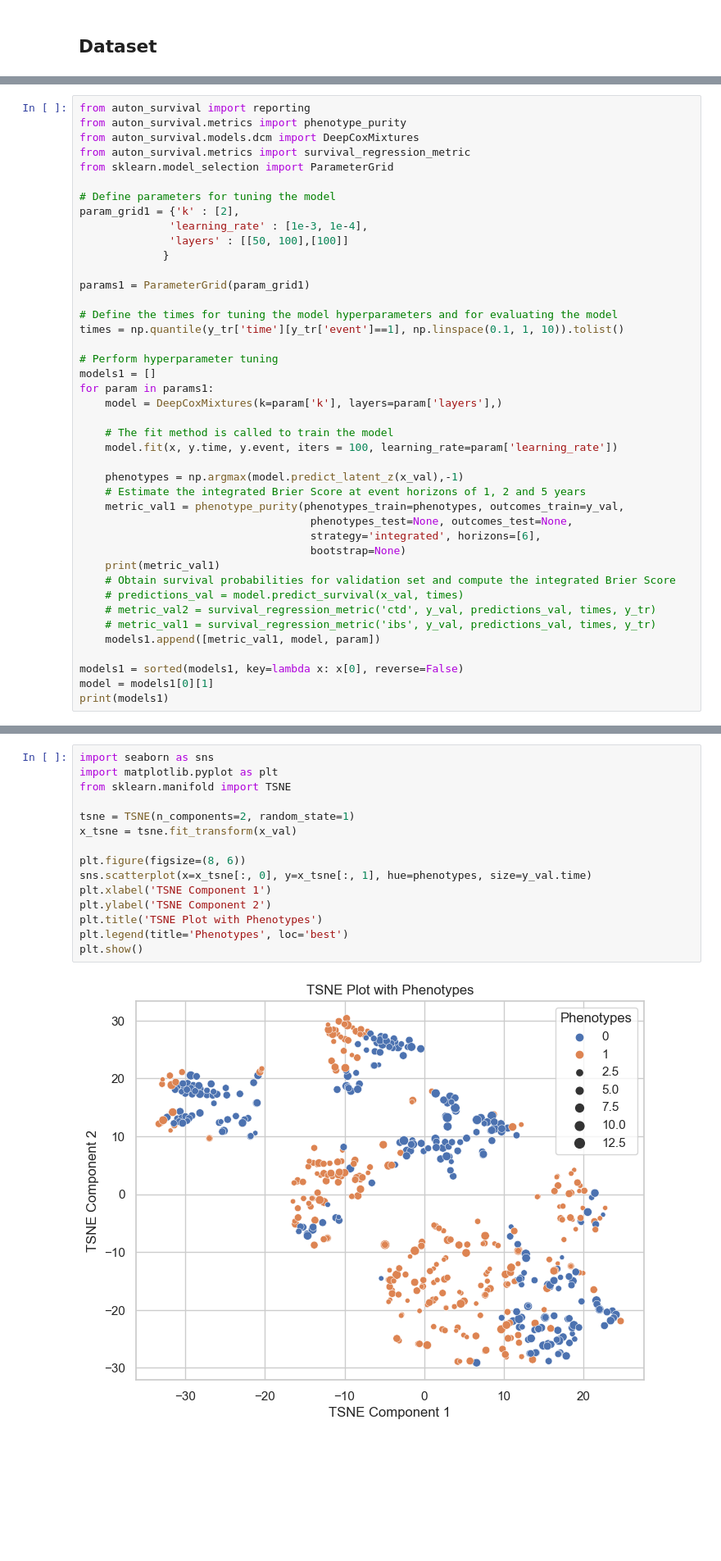
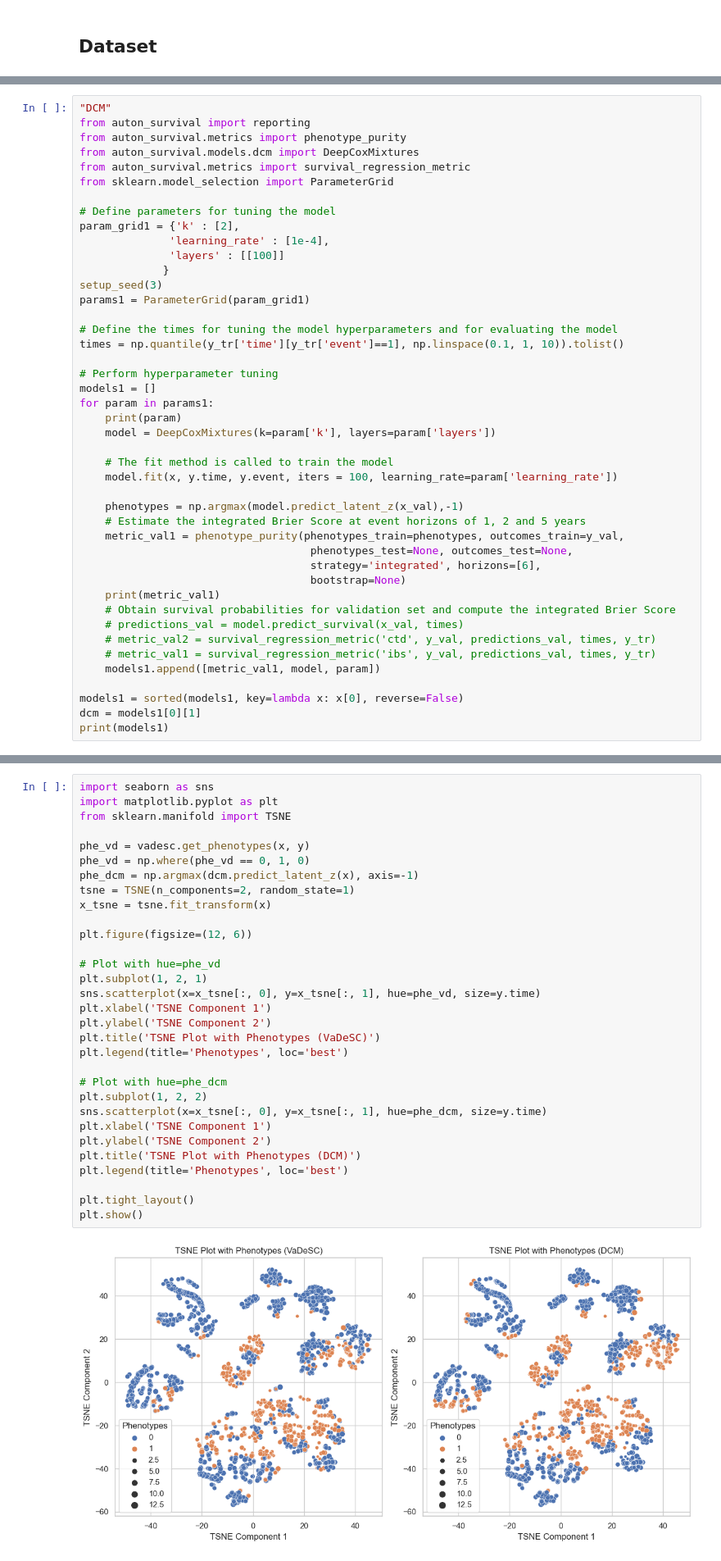
Before and after one commit to quan-possible/cancer-clusters1, a Jupyter notebook: notebooks/radcure/compare.ipynb, the cells around one changed output, grey strips where cells are left out. Shown at 82% size. Drawn from its saved outputs; the diff is of its cells as text; blank space fills up the shorter version.

```diff
--- a/notebooks/radcure/compare.ipynb
+++ b/notebooks/radcure/compare.ipynb
@@ -297,4 +96,5 @@ plt.show()
 # %%
+"DCM"
 from auton_survival import reporting
 from auton_survival.metrics import phenotype_purity
 from auton_survival.models.dcm import DeepCoxMixtures
@@ -303,10 +103,10 @@ from sklearn.model_selection import ParameterGrid
 
 # Define parameters for tuning the model
 param_grid1 = {'k' : [2],
-              'learning_rate' : [1e-3, 1e-4],
-              'layers' : [[50, 100],[100]]
+              'learning_rate' : [1e-4],
+              'layers' : [[100]]
              }
-
+setup_seed(3)
 params1 = ParameterGrid(param_grid1)
 
 # Define the times for tuning the model hyperparameters and for evaluating the model
@@ -315,7 +115,8 @@ times = np.quantile(y_tr['time'][y_tr['event']==1], np.linspace(0.1, 1, 10)).tol
 # Perform hyperparameter tuning
 models1 = []
 for param in params1:
-    model = DeepCoxMixtures(k=param['k'], layers=param['layers'],)
+    print(param)
+    model = DeepCoxMixtures(k=param['k'], layers=param['layers'])
 
     # The fit method is called to train the model
     model.fit(x, y.time, y.event, iters = 100, learning_rate=param['learning_rate'])
@@ -334,6 +135,6 @@ for param in params1:
     models1.append([metric_val1, model, param])
 
 models1 = sorted(models1, key=lambda x: x[0], reverse=False)
-model = models1[0][1]
+dcm = models1[0][1]
 print(models1)
 # %% [output]
@@ -408,17 +183,33 @@ plt.show()
 # %%
 import seaborn as sns
 import matplotlib.pyplot as plt
 from sklearn.manifold import TSNE
 
+phe_vd = vadesc.get_phenotypes(x, y)
+phe_vd = np.where(phe_vd == 0, 1, 0)
+phe_dcm = np.argmax(dcm.predict_latent_z(x), axis=-1)
 tsne = TSNE(n_components=2, random_state=1)
-x_tsne = tsne.fit_transform(x_val)
+x_tsne = tsne.fit_transform(x)
 
-plt.figure(figsize=(8, 6))
-sns.scatterplot(x=x_tsne[:, 0], y=x_tsne[:, 1], hue=phenotypes, size=y_val.time)
+plt.figure(figsize=(12, 6))
+
+# Plot with hue=phe_vd
+plt.subplot(1, 2, 1)
+sns.scatterplot(x=x_tsne[:, 0], y=x_tsne[:, 1], hue=phe_vd, size=y.time)
 plt.xlabel('TSNE Component 1')
 plt.ylabel('TSNE Component 2')
-plt.title('TSNE Plot with Phenotypes')
+plt.title('TSNE Plot with Phenotypes (VaDeSC)')
 plt.legend(title='Phenotypes', loc='best')
+
+# Plot with hue=phe_dcm
+plt.subplot(1, 2, 2)
+sns.scatterplot(x=x_tsne[:, 0], y=x_tsne[:, 1], hue=phe_dcm, size=y.time)
+plt.xlabel('TSNE Component 1')
+plt.ylabel('TSNE Component 2')
+plt.title('TSNE Plot with Phenotypes (DCM)')
+plt.legend(title='Phenotypes', loc='best')
+
+plt.tight_layout()
 plt.show()
 # %% [output]
-[figure, old version]
+[figure, new version]
```
Also changed, not shown: parts of 16 cells of this notebook, 15 other files.
